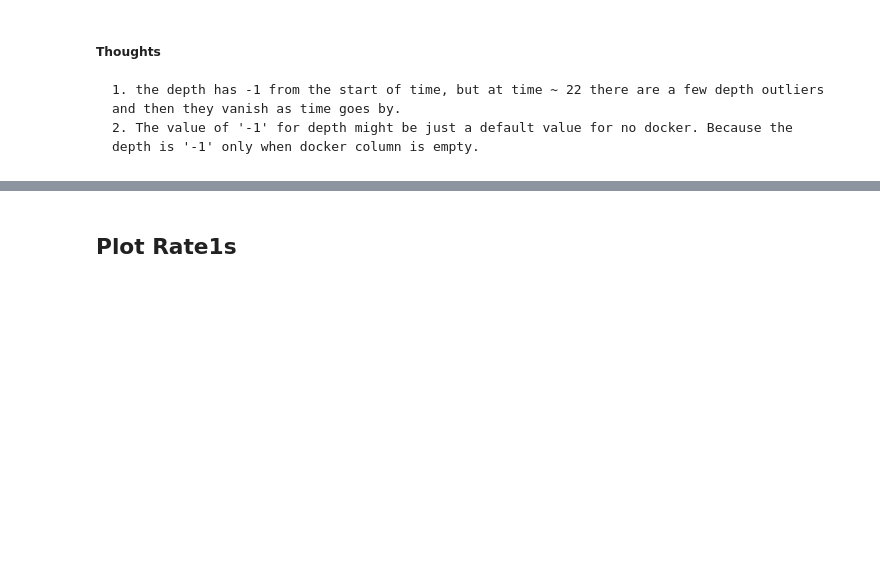
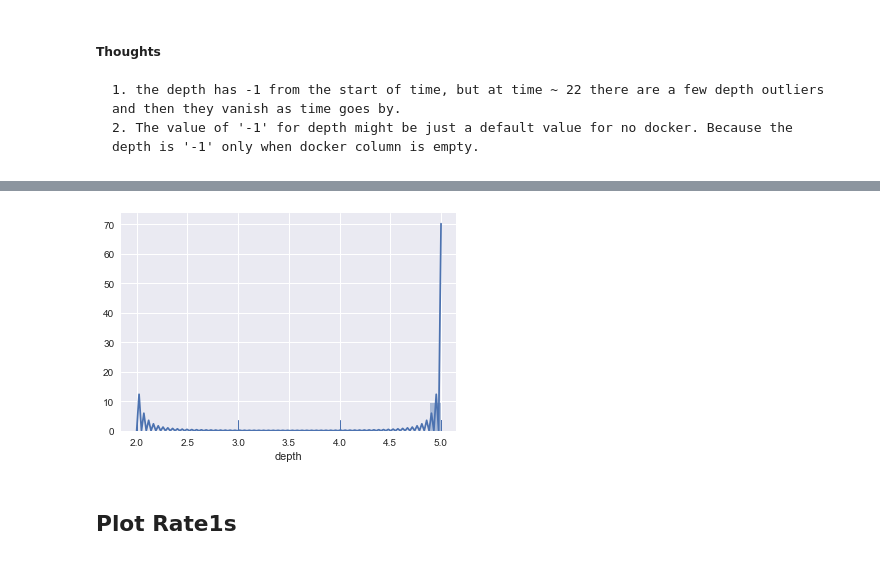
Before and after one commit to JosephKevin/TimeSeriesPrediction, a Jupyter notebook: ts_prediction_playground.ipynb, the cells around one changed output, grey strips where cells are left out. Cells and saved outputs as stored; diff of their text form; code cells hidden in the pictures; blank space fills up the shorter version.

```diff
--- a/ts_prediction_playground.ipynb
+++ b/ts_prediction_playground.ipynb
@@ -116,3 +117,8 @@ sns.distplot(exec_clean['depth'], kde=False);
+# %%
+# histogram after removing default depth
+sns.distplot(exec_clean[exec_clean.depth != -1]['depth'], kde=True, rug=True)
+# %% [output]
+[figure, added]
 # %% [markdown]
 ## Plot Rate1s
 # %%
```
Also changed, not shown: parts of 8 cells of this notebook.
